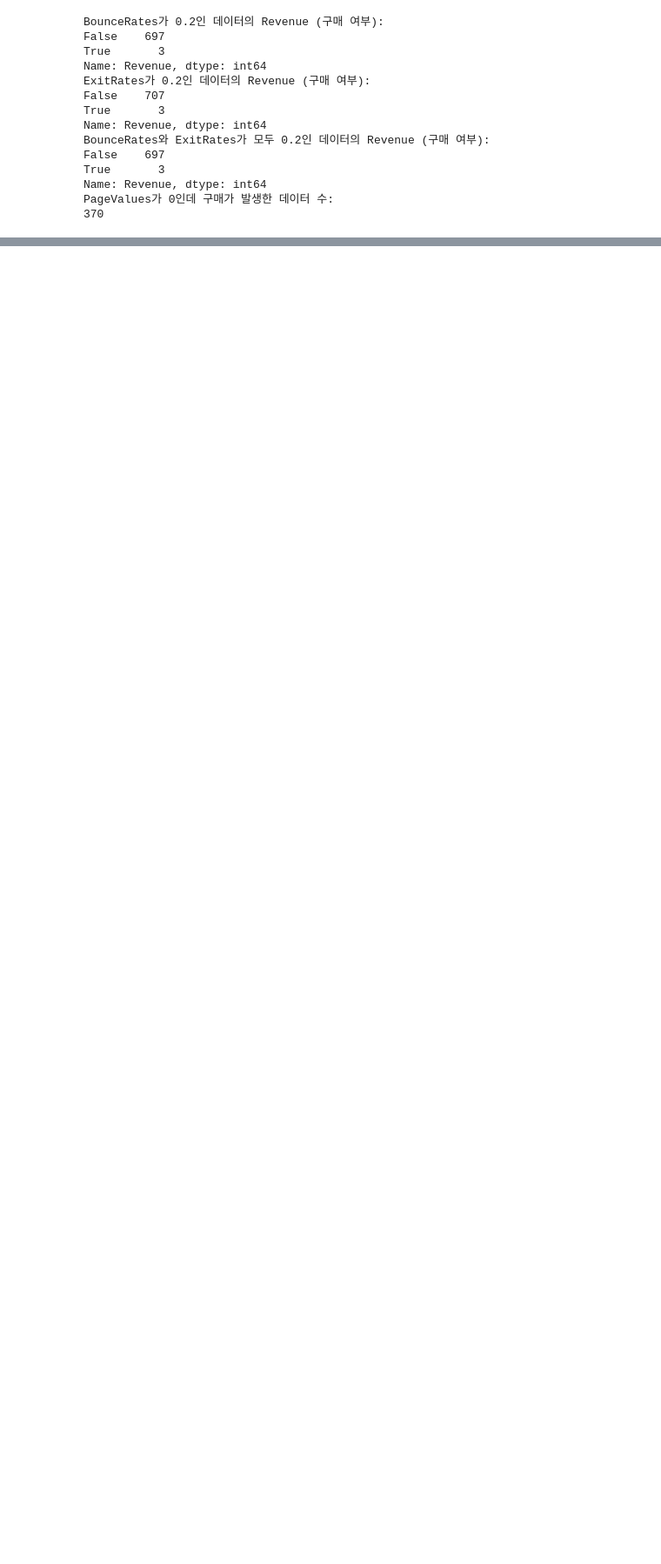
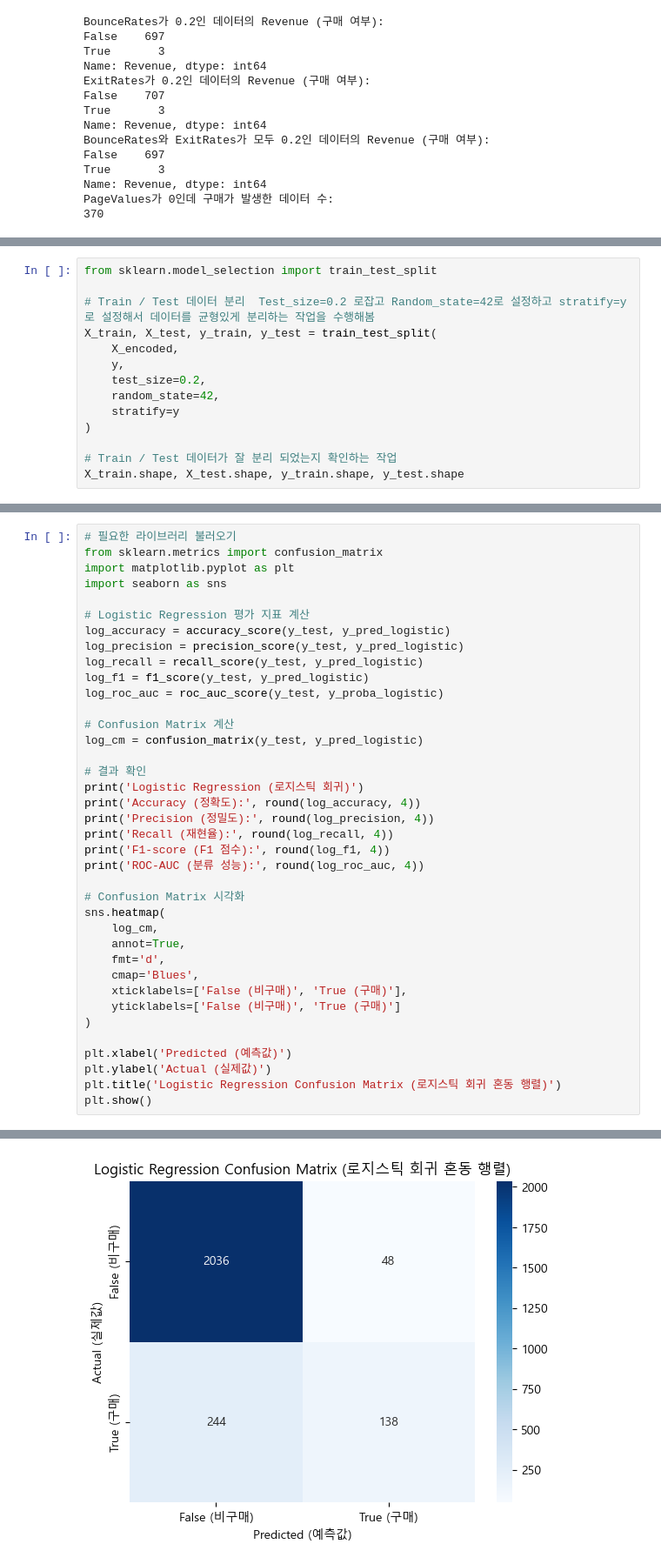
Before and after one commit to Kim-Ki-yeol/AI-Modeling, a Jupyter notebook: 프로젝트/온라인_쇼핑몰_미니프로젝트.ipynb, the cells around one changed output, grey strips where cells are left out. Shown at 87% size. Saved outputs shown, nothing was run; the diff lists cells and outputs as text; blank space fills up the shorter version.

```diff
--- a/프로젝트/온라인_쇼핑몰_미니프로젝트.ipynb
+++ b/프로젝트/온라인_쇼핑몰_미니프로젝트.ipynb
@@ -969,0 +1195,14 @@ PageValues가 0인데 구매가 발생한 데이터 수:
+# %%
+from sklearn.model_selection import train_test_split
+
+# Train / Test 데이터 분리  Test_size=0.2 로잡고 Random_state=42로 설정하고 stratify=y로 설정해서 데이터를 균형있게 분리하는 작업을 수행해봄
+X_train, X_test, y_train, y_test = train_test_split(
+    X_encoded,
+    y,
+    test_size=0.2,
+    random_state=42,
+    stratify=y
+)
+
+# Train / Test 데이터가 잘 분리 되었는지 확인하는 작업
+X_train.shape, X_test.shape, y_train.shape, y_test.shape
@@ -969,0 +1368,39 @@ PageValues가 0인데 구매가 발생한 데이터 수:
+# %%
+# 필요한 라이브러리 불러오기
+from sklearn.metrics import confusion_matrix
+import matplotlib.pyplot as plt
+import seaborn as sns
+
+# Logistic Regression 평가 지표 계산
+log_accuracy = accuracy_score(y_test, y_pred_logistic)
+log_precision = precision_score(y_test, y_pred_logistic)
+log_recall = recall_score(y_test, y_pred_logistic)
+log_f1 = f1_score(y_test, y_pred_logistic)
+log_roc_auc = roc_auc_score(y_test, y_proba_logistic)
+
+# Confusion Matrix 계산
+log_cm = confusion_matrix(y_test, y_pred_logistic)
+
+# 결과 확인
+print('Logistic Regression (로지스틱 회귀)')
+print('Accuracy (정확도):', round(log_accuracy, 4))
+print('Precision (정밀도):', round(log_precision, 4))
+print('Recall (재현율):', round(log_recall, 4))
+print('F1-score (F1 점수):', round(log_f1, 4))
+print('ROC-AUC (분류 성능):', round(log_roc_auc, 4))
+
+# Confusion Matrix 시각화
+sns.heatmap(
+    log_cm,
+    annot=True,
+    fmt='d',
+    cmap='Blues',
+    xticklabels=['False (비구매)', 'True (구매)'],
+    yticklabels=['False (비구매)', 'True (구매)']
+)
+
+plt.xlabel('Predicted (예측값)')
+plt.ylabel('Actual (실제값)')
+plt.title('Logistic Regression Confusion Matrix (로지스틱 회귀 혼동 행렬)')
+plt.show()
+# %% [output]
@@ -969,0 +1413 @@ PageValues가 0인데 구매가 발생한 데이터 수:
+[figure, added]
```
Also changed, not shown: parts of 44 cells of this notebook, 1 other file.
